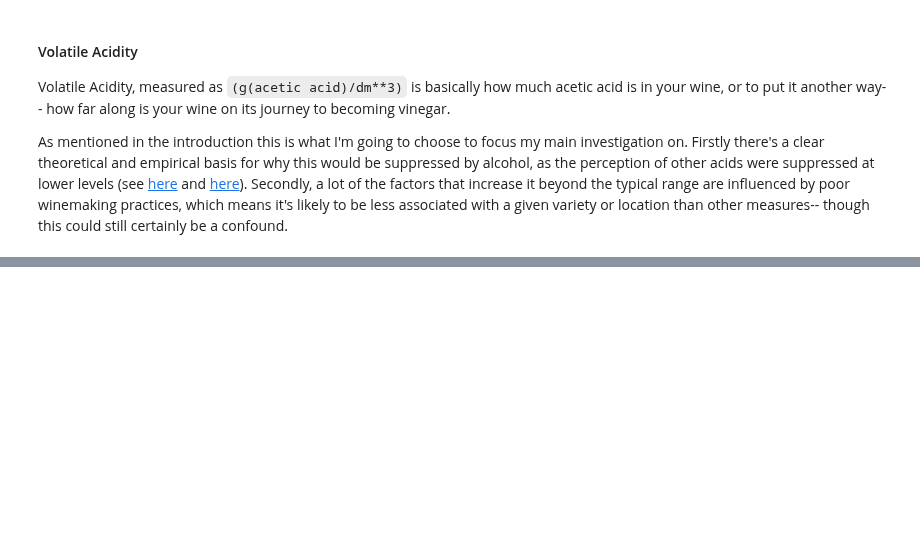
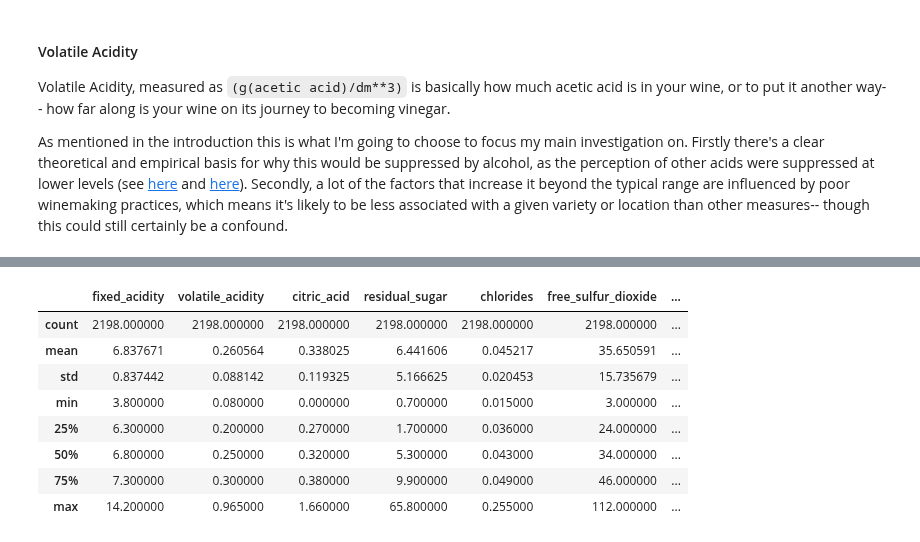
Before and after one commit to jklydev/everything-counts-summative-1, a Jupyter notebook: alcohol-hypothesis.ipynb, the cells around one changed output, grey strips where cells are left out. Saved outputs shown, nothing was run; the diff lists cells and outputs as text; code cells hidden in the pictures; blank space fills up the shorter version.

```diff
--- a/alcohol-hypothesis.ipynb
+++ b/alcohol-hypothesis.ipynb
@@ -203,0 +236,12 @@ If we show that a. there is a significant difference in alcohol, and b. that the
+# %%
+medium_quality.describe()
+# %% [output]
+|  | fixed_acidity | volatile_acidity | citric_acid | residual_sugar | chlorides | free_sulfur_dioxide | ... |
+| count | 2198.000000 | 2198.000000 | 2198.000000 | 2198.000000 | 2198.000000 | 2198.000000 | ... |
+| mean | 6.837671 | 0.260564 | 0.338025 | 6.441606 | 0.045217 | 35.650591 | ... |
+| std | 0.837442 | 0.088142 | 0.119325 | 5.166625 | 0.020453 | 15.735679 | ... |
+| min | 3.800000 | 0.080000 | 0.000000 | 0.700000 | 0.015000 | 3.000000 | ... |
+| 25% | 6.300000 | 0.200000 | 0.270000 | 1.700000 | 0.036000 | 24.000000 | ... |
+| 50% | 6.800000 | 0.250000 | 0.320000 | 5.300000 | 0.043000 | 34.000000 | ... |
+| 75% | 7.300000 | 0.300000 | 0.380000 | 9.900000 | 0.049000 | 46.000000 | ... |
+| max | 14.200000 | 0.965000 | 1.660000 | 65.800000 | 0.255000 | 112.000000 | ... |
```
Also changed, not shown: parts of 20 cells of this notebook.
